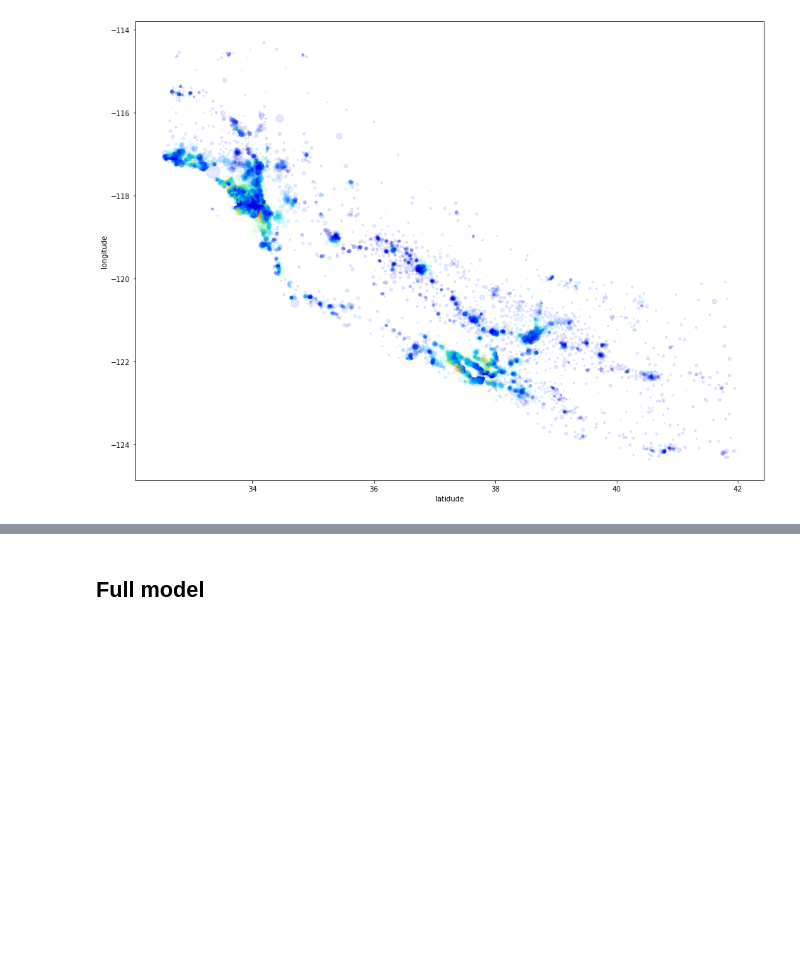
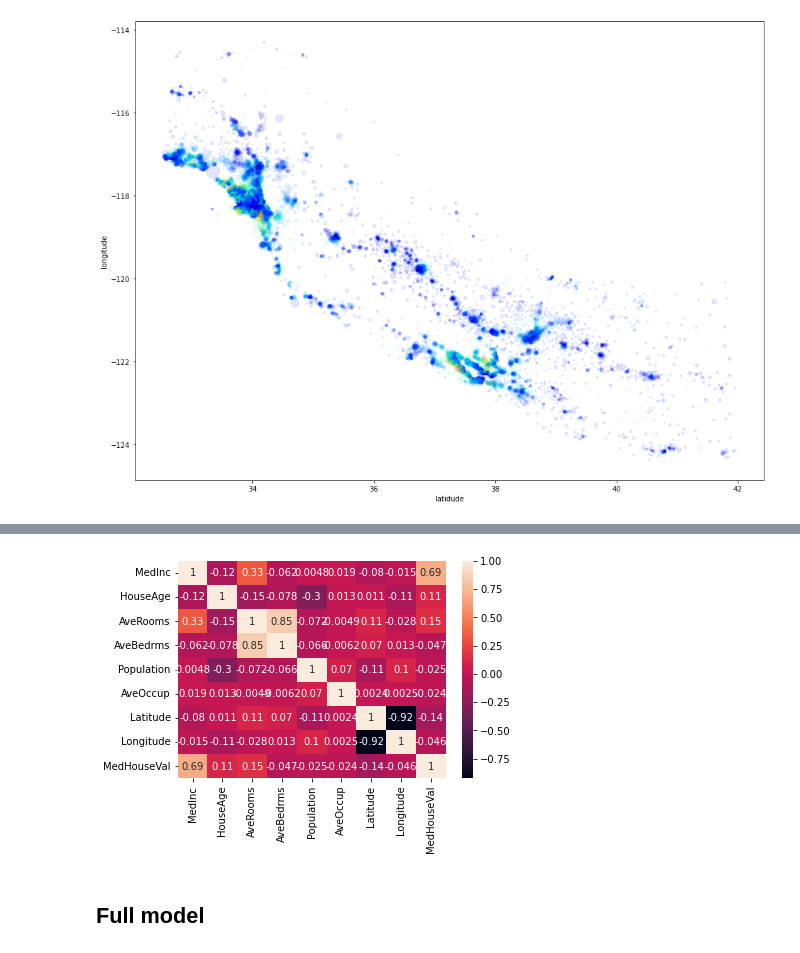
Before and after one commit to RaphaelBouvet/stats_3, a Jupyter notebook: Notebooks/02b-LinearRegressionForPrediction.ipynb, the cells around one changed output, grey strips where cells are left out. Saved outputs shown, nothing was run; the diff lists cells and outputs as text; code cells hidden in the pictures; blank space fills up the shorter version.

```diff
--- a/Notebooks/02b-LinearRegressionForPrediction.ipynb
+++ b/Notebooks/02b-LinearRegressionForPrediction.ipynb
@@ -419,3 +436,7 @@ plt.show()
+# %%
+sns.heatmap(df.corr(),annot=True);
+# %% [output]
+[figure, added]
 # %% [markdown]
 ## Full model
 # %%
```
Also changed, not shown: parts of 20 cells of this notebook.
